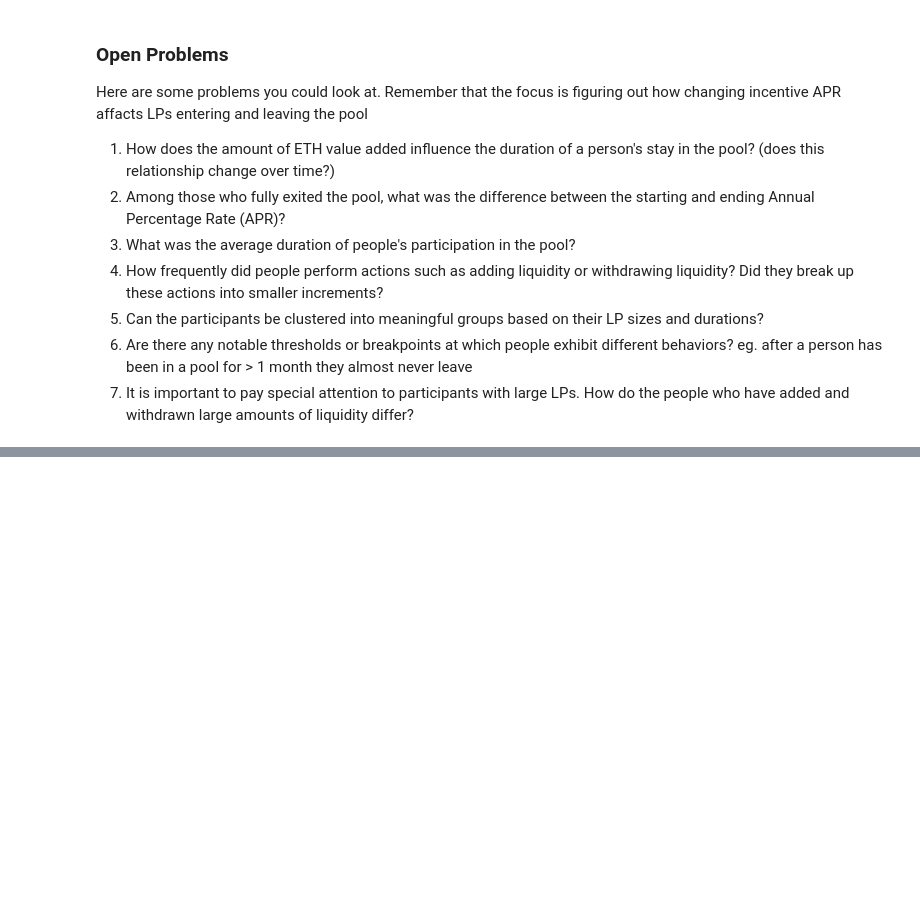
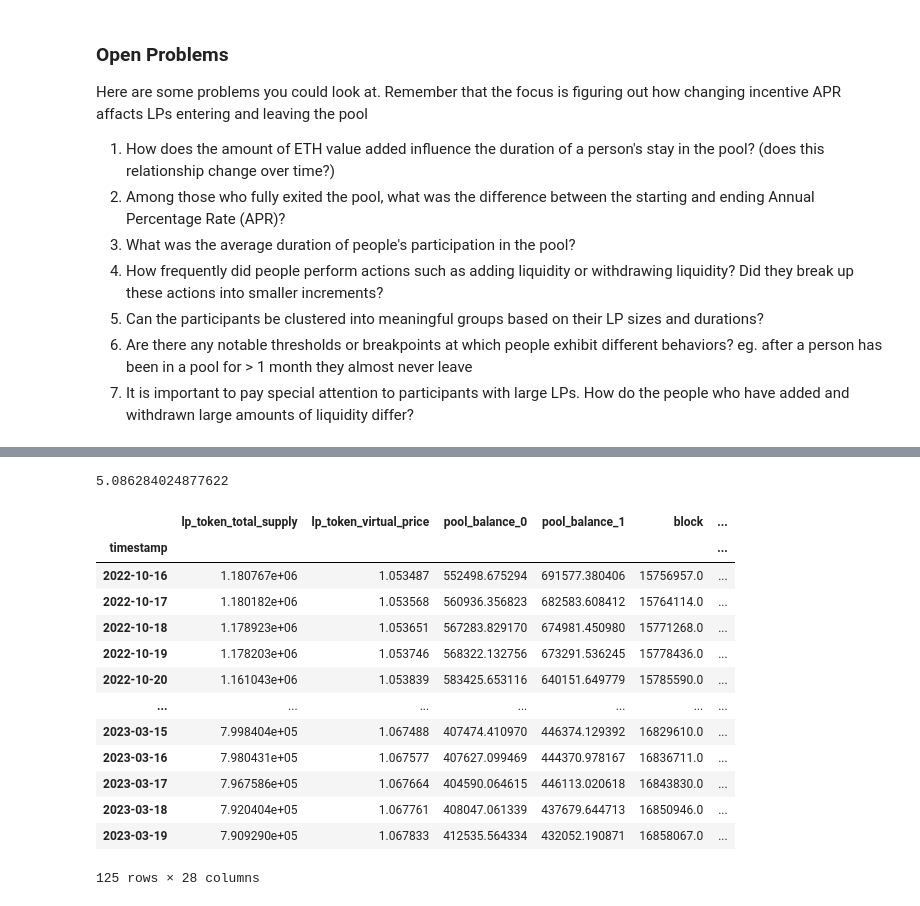
Before and after one commit to Tokemak/InternProject, a Jupyter notebook: internproject/look_at_add_and_withdrawl_lp.ipynb, the cells around one changed output, grey strips where cells are left out. Cells and saved outputs as stored; diff of their text form; code cells hidden in the pictures; blank space fills up the shorter version.

```diff
--- a/internproject/look_at_add_and_withdrawl_lp.ipynb
+++ b/internproject/look_at_add_and_withdrawl_lp.ipynb
@@ -136,0 +155,9 @@ px.line(add_over_100_subgroup['elasticity'])
+# %%
+stETH_ETH_apr_df = pd.read_csv(
+    ROOT_DATA_DIR
+    / 'daily_snapshots/0xDC24316b9AE028F1497c275EB9192a3Ea0f67022_apr_df.csv',
+    index_col=0,
+    parse_dates=True,
+).dropna()
+
+stETH_ETH_apr_df.columns
@@ -136,0 +177,28 @@ px.line(add_over_100_subgroup['elasticity'])
+# %%
+# finding rolled avg apr and set it as price
+stETH_ETH_apr_df['cur_naive_apr'] = stETH_ETH_apr_df[['raw_base_apr', 'raw_fee_apr', 'raw_incentive_apr', 'raw_price_apr']].sum(axis=1)
+stETH_ETH_apr_df['rolling_cur_naive_apr'] = stETH_ETH_apr_df['cur_naive_apr'].rolling(7).mean()
+stETH_ETH_apr_df['rolling_cur_naive_apr'].median()
+# %% [output]
+5.086284024877622
+# %%
+import plotly.express as px
+added_when_apr_over_med = stETH_ETH_apr_df.loc[stETH_ETH_apr_df['rolling_cur_naive_apr'] > 5.086]
+px.histogram(added_when_apr_over_med['block'].diff())
+# %%
+added_when_apr_over_med
+# %% [output]
+|  | lp_token_total_supply | lp_token_virtual_price | pool_balance_0 | pool_balance_1 | block | ... |
+| timestamp |  |  |  |  |  | ... |
+| 2022-10-16 | 1.180767e+06 | 1.053487 | 552498.675294 | 691577.380406 | 15756957.0 | ... |
+| 2022-10-17 | 1.180182e+06 | 1.053568 | 560936.356823 | 682583.608412 | 15764114.0 | ... |
+| 2022-10-18 | 1.178923e+06 | 1.053651 | 567283.829170 | 674981.450980 | 15771268.0 | ... |
+| 2022-10-19 | 1.178203e+06 | 1.053746 | 568322.132756 | 673291.536245 | 15778436.0 | ... |
+| 2022-10-20 | 1.161043e+06 | 1.053839 | 583425.653116 | 640151.649779 | 15785590.0 | ... |
+| ... | ... | ... | ... | ... | ... | ... |
+| 2023-03-15 | 7.998404e+05 | 1.067488 | 407474.410970 | 446374.129392 | 16829610.0 | ... |
+| 2023-03-16 | 7.980431e+05 | 1.067577 | 407627.099469 | 444370.978167 | 16836711.0 | ... |
+| 2023-03-17 | 7.967586e+05 | 1.067664 | 404590.064615 | 446113.020618 | 16843830.0 | ... |
+| 2023-03-18 | 7.920404e+05 | 1.067761 | 408047.061339 | 437679.644713 | 16850946.0 | ... |
+| 2023-03-19 | 7.909290e+05 | 1.067833 | 412535.564334 | 432052.190871 | 16858067.0 | ... |
+125 rows × 28 columns
```
Also changed, not shown: parts of 9 cells of this notebook, 1 other file.
